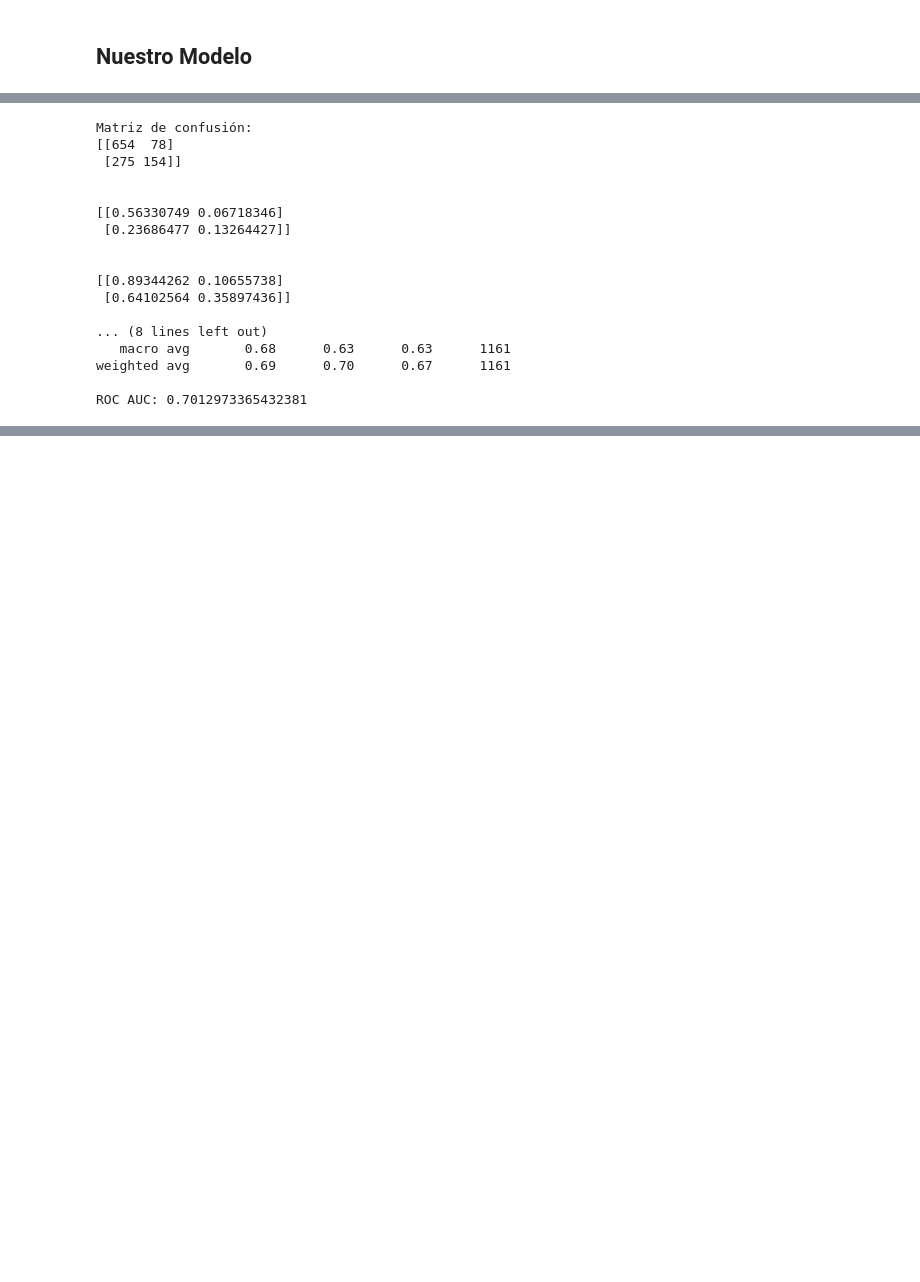
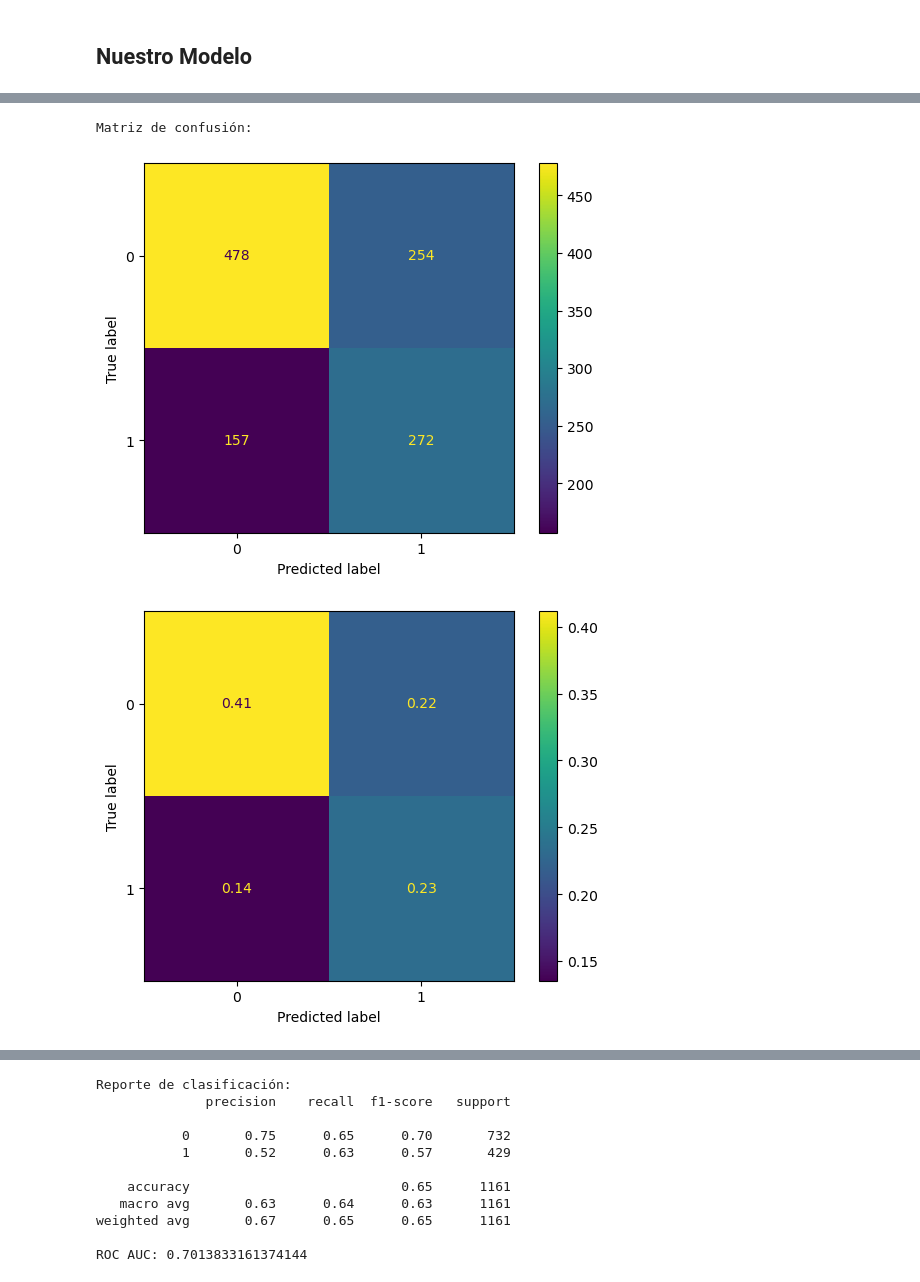
Before and after one commit to aaznarmellado-collab/Bias-Analysis-in-the-U.S.-Judicial-System, a Jupyter notebook: 01_Notebooks/TFM_MODELO.ipynb, the cells around one changed output, grey strips where cells are left out. Drawn from its saved outputs; the diff is of its cells as text; code cells hidden in the pictures; blank space fills up the shorter version.

Commit message:
confusion matrix display

```diff
--- a/01_Notebooks/TFM_MODELO.ipynb
+++ b/01_Notebooks/TFM_MODELO.ipynb
@@ -113,45 +113,34 @@ Reporte de clasificación:
 # %%
 X = df_sin_outliers.drop(columns=lista_columnas_dropear)
 y = df_sin_outliers['two_year_recid']
 
 X_train, X_test, y_train, y_test = train_test_split(X, y, test_size = 0.2, random_state = 42, stratify = y)
 
 model = BaggingClassifier(
     estimator=LogisticRegression(penalty='l1', solver='liblinear'),
     n_estimators=10
 )
 
 model.fit(X, y)
 
 y_proba = model.predict_proba(X_test)[:,1]
-y_pred = (y_proba >= 0.5).astype(int)
+y_pred = (y_proba >= 0.37).astype(int)
 
 
 print("Matriz de confusión:")
-print(confusion_matrix(y_test, y_pred))
+disp = ConfusionMatrixDisplay(confusion_matrix(y_test, y_pred))
+disp.plot()
 print("\n")
-print(confusion_matrix(y_test, y_pred, normalize= "all"))
-print("\n")
-print(confusion_matrix(y_test, y_pred, normalize= "true"))
+disp = ConfusionMatrixDisplay(confusion_matrix(y_test, y_pred, normalize= "all"))
+disp.plot()
+disp = ConfusionMatrixDisplay(confusion_matrix(y_test, y_pred, normalize= "true"))
+disp.plot()
+plt.show()
 print("\n")
 print("Reporte de clasificación:")
 print(classification_report(y_test, y_pred))
 print("ROC AUC:", roc_auc_score(y_test, y_proba))
 # %% [output]
 Matriz de confusión:
-[[654  78]
- [275 154]]
-
-
-[[0.56330749 0.06718346]
- [0.23686477 0.13264427]]
-
-
-[[0.89344262 0.10655738]
- [0.64102564 0.35897436]]
-
-... (8 lines left out)
-   macro avg       0.68      0.63      0.63      1161
-weighted avg       0.69      0.70      0.67      1161
-
-ROC AUC: 0.7012973365432381
+[figure, added]
+[figure, added]
@@ -157,0 +148,11 @@ ROC AUC: 0.7012973365432381
+Reporte de clasificación:
+              precision    recall  f1-score   support
+
+           0       0.75      0.65      0.70       732
+           1       0.52      0.63      0.57       429
+
+    accuracy                           0.65      1161
+   macro avg       0.63      0.64      0.63      1161
+weighted avg       0.67      0.65      0.65      1161
+
+ROC AUC: 0.7013833161374144
```
Also changed, not shown: parts of 4 cells of this notebook, 3 other files.
